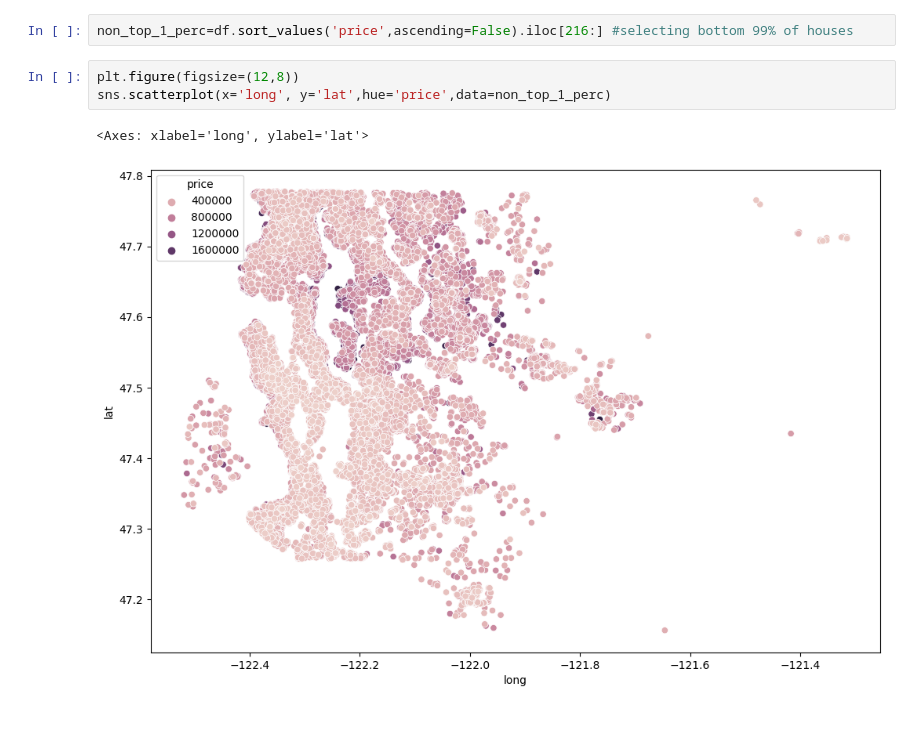
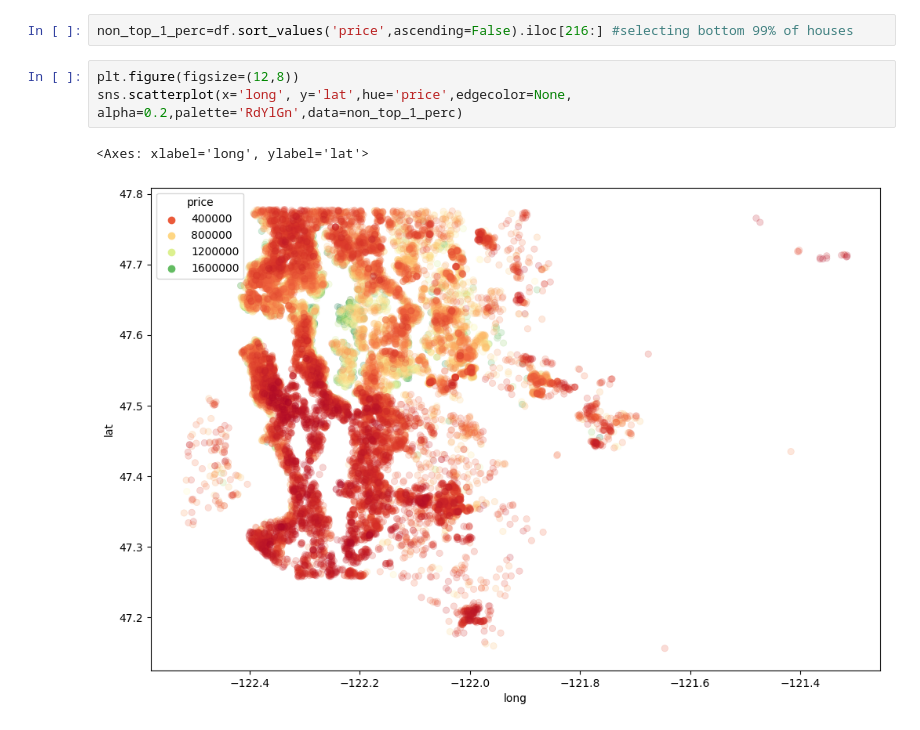
Before and after one commit to lovepreetmultani/python, a Jupyter notebook: HousePricePredictionDeepLearning.ipynb, the cells around one changed output. Drawn from its saved outputs; the diff is of its cells as text.

```diff
--- a/HousePricePredictionDeepLearning.ipynb
+++ b/HousePricePredictionDeepLearning.ipynb
@@ -173,7 +175,7 @@ len(df)*0.01
 non_top_1_perc=df.sort_values('price',ascending=False).iloc[216:] #selecting bottom 99% of houses
 # %%
 plt.figure(figsize=(12,8))
-sns.scatterplot(x='long', y='lat',hue='price',data=non_top_1_perc)
+sns.scatterplot(x='long', y='lat',hue='price',edgecolor=None, alpha=0.2,palette='RdYlGn',data=non_top_1_perc)
 # %% [output]
 <Axes: xlabel='long', ylabel='lat'>
-[figure, old version]
+[figure, new version]
```
Also changed, not shown: parts of 38 cells of this notebook.
